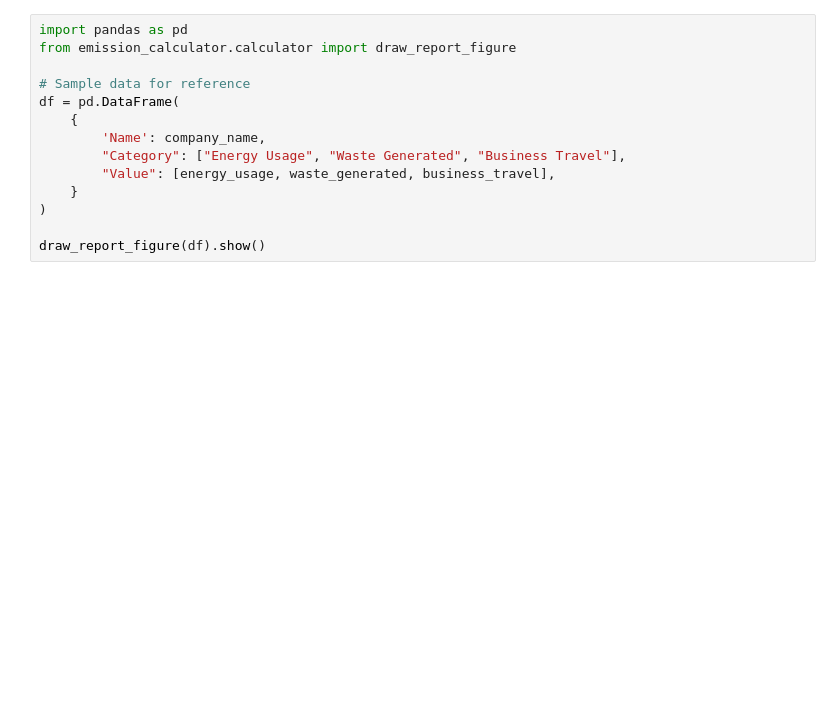
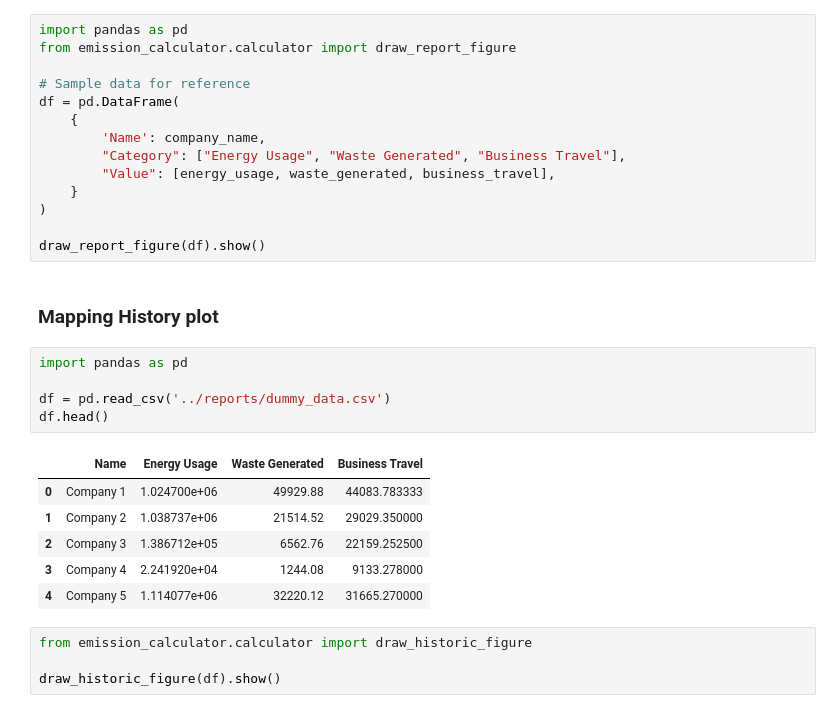
Before and after one commit to c2p-cmd/CarbonFootprintVisualizer, a Jupyter notebook: src/practice.ipynb, the cells around one changed output. Drawn from its saved outputs; the diff is of its cells as text; blank space fills up the shorter version.

Commit message:
adds historic graph

```diff
--- a/src/practice.ipynb
+++ b/src/practice.ipynb
@@ -49,3 +49,21 @@ df = pd.DataFrame(
 )
 
 draw_report_figure(df).show()
+# %% [markdown]
+### Mapping History plot
+# %%
+import pandas as pd
+
+df = pd.read_csv('../reports/dummy_data.csv')
+df.head()
+# %% [output]
+|  | Name | Energy Usage | Waste Generated | Business Travel |
+| 0 | Company 1 | 1.024700e+06 | 49929.88 | 44083.783333 |
+| 1 | Company 2 | 1.038737e+06 | 21514.52 | 29029.350000 |
+| 2 | Company 3 | 1.386712e+05 | 6562.76 | 22159.252500 |
+| 3 | Company 4 | 2.241920e+04 | 1244.08 | 9133.278000 |
+| 4 | Company 5 | 1.114077e+06 | 32220.12 | 31665.270000 |
+# %%
+from emission_calculator.calculator import draw_historic_figure
+
+draw_historic_figure(df).show()
```
Also changed, not shown: 1 other file.
